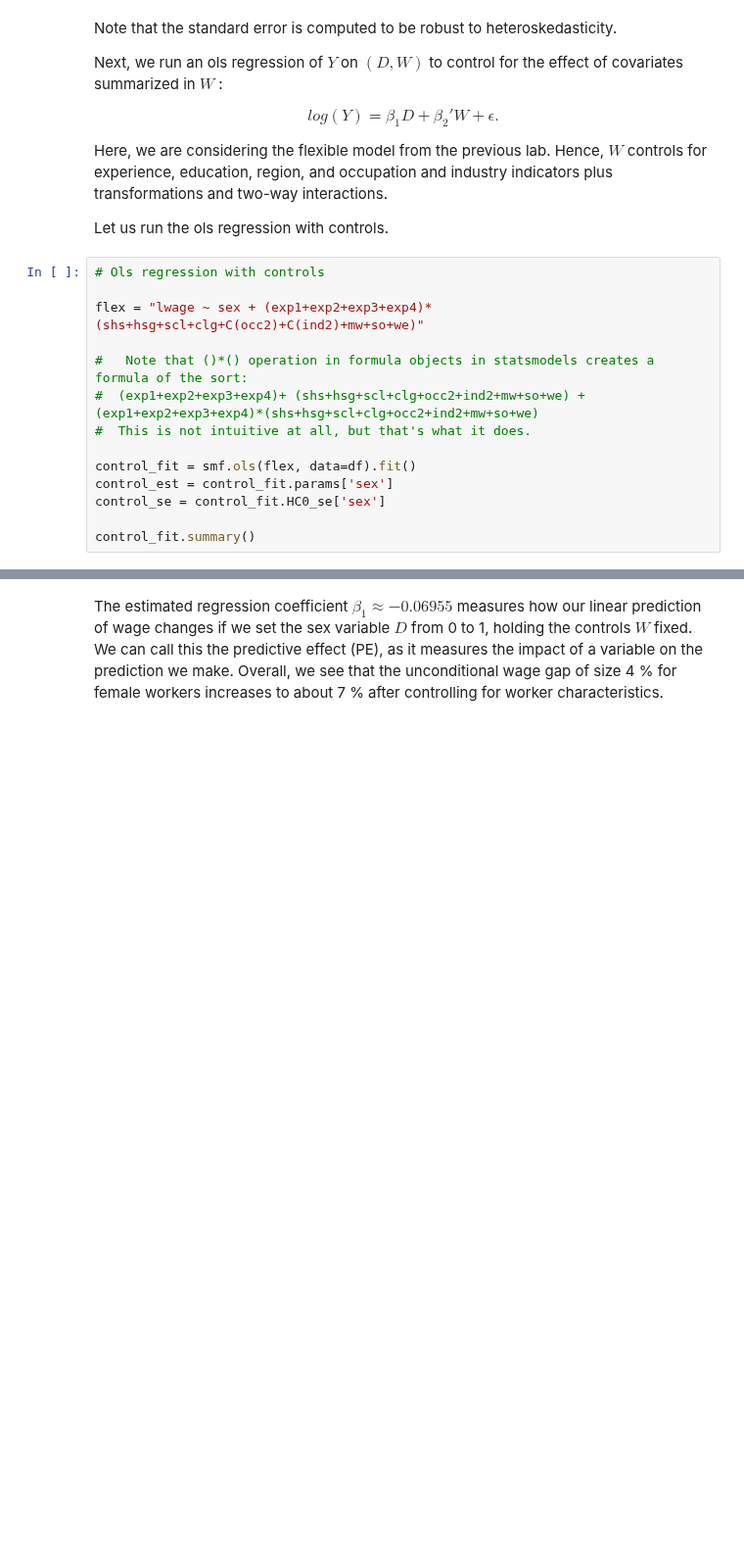
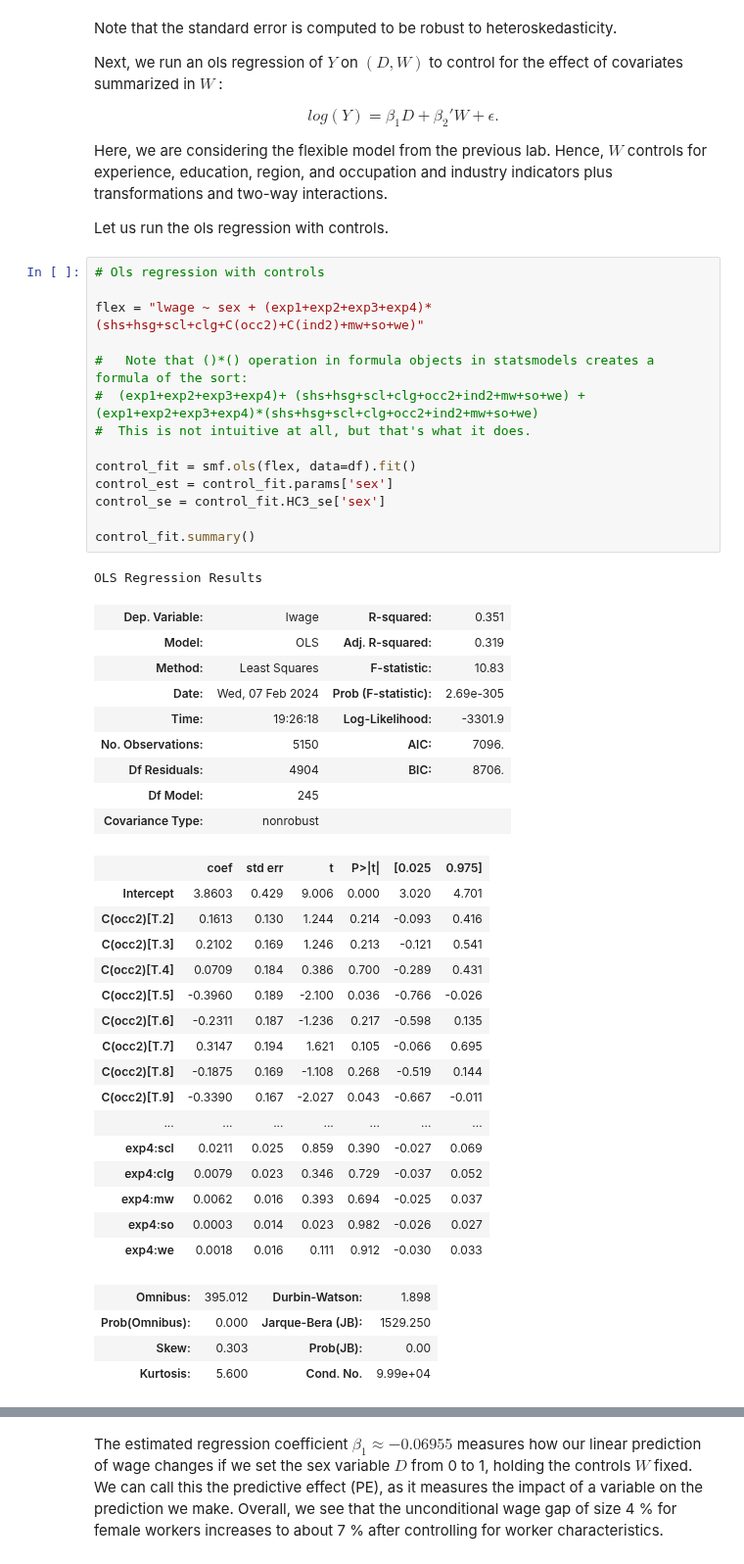
Before and after one commit to CausalAIBook/MetricsMLNotebooks, a Jupyter notebook: PM1/python-ols-and-lasso-for-wage-gap-inference.ipynb, the cells around one changed output, grey strips where cells are left out. Shown at 98% size. Saved outputs shown, nothing was run; the diff lists cells and outputs as text; blank space fills up the shorter version.

```diff
--- a/PM1/python-ols-and-lasso-for-wage-gap-inference.ipynb
+++ b/PM1/python-ols-and-lasso-for-wage-gap-inference.ipynb
@@ -94,14 +146,45 @@ Let us run the ols regression with controls.
 # %%
 # Ols regression with controls
 
 flex = "lwage ~ sex + (exp1+exp2+exp3+exp4)*(shs+hsg+scl+clg+C(occ2)+C(ind2)+mw+so+we)"
 
 #   Note that ()*() operation in formula objects in statsmodels creates a formula of the sort:
 #  (exp1+exp2+exp3+exp4)+ (shs+hsg+scl+clg+occ2+ind2+mw+so+we) +  (exp1+exp2+exp3+exp4)*(shs+hsg+scl+clg+occ2+ind2+mw+so+we)
 #  This is not intuitive at all, but that's what it does.
 
 control_fit = smf.ols(flex, data=df).fit()
 control_est = control_fit.params['sex']
-control_se = control_fit.HC0_se['sex']
+control_se = control_fit.HC3_se['sex']
 
 control_fit.summary()
+# %% [output]
+OLS Regression Results
+| Dep. Variable: | lwage | R-squared: | 0.351 |
+| Model: | OLS | Adj. R-squared: | 0.319 |
+| Method: | Least Squares | F-statistic: | 10.83 |
+| Date: | Wed, 07 Feb 2024 | Prob (F-statistic): | 2.69e-305 |
+| Time: | 19:26:18 | Log-Likelihood: | -3301.9 |
+| No. Observations: | 5150 | AIC: | 7096. |
+| Df Residuals: | 4904 | BIC: | 8706. |
+| Df Model: | 245 |  |  |
+| Covariance Type: | nonrobust |  |  |
+|  | coef | std err | t | P>|t| | [0.025 | 0.975] |
+| Intercept | 3.8603 | 0.429 | 9.006 | 0.000 | 3.020 | 4.701 |
+| C(occ2)[T.2] | 0.1613 | 0.130 | 1.244 | 0.214 | -0.093 | 0.416 |
+| C(occ2)[T.3] | 0.2102 | 0.169 | 1.246 | 0.213 | -0.121 | 0.541 |
+| C(occ2)[T.4] | 0.0709 | 0.184 | 0.386 | 0.700 | -0.289 | 0.431 |
+| C(occ2)[T.5] | -0.3960 | 0.189 | -2.100 | 0.036 | -0.766 | -0.026 |
+| C(occ2)[T.6] | -0.2311 | 0.187 | -1.236 | 0.217 | -0.598 | 0.135 |
+| C(occ2)[T.7] | 0.3147 | 0.194 | 1.621 | 0.105 | -0.066 | 0.695 |
+| C(occ2)[T.8] | -0.1875 | 0.169 | -1.108 | 0.268 | -0.519 | 0.144 |
+| C(occ2)[T.9] | -0.3390 | 0.167 | -2.027 | 0.043 | -0.667 | -0.011 |
+| ... | ... | ... | ... | ... | ... | ... |
+| exp4:scl | 0.0211 | 0.025 | 0.859 | 0.390 | -0.027 | 0.069 |
+| exp4:clg | 0.0079 | 0.023 | 0.346 | 0.729 | -0.037 | 0.052 |
+| exp4:mw | 0.0062 | 0.016 | 0.393 | 0.694 | -0.025 | 0.037 |
+| exp4:so | 0.0003 | 0.014 | 0.023 | 0.982 | -0.026 | 0.027 |
+| exp4:we | 0.0018 | 0.016 | 0.111 | 0.912 | -0.030 | 0.033 |
+| Omnibus: | 395.012 | Durbin-Watson: | 1.898 |
+| Prob(Omnibus): | 0.000 | Jarque-Bera (JB): | 1529.250 |
+| Skew: | 0.303 | Prob(JB): | 0.00 |
+| Kurtosis: | 5.600 | Cond. No. | 9.99e+04 |
```
Also changed, not shown: parts of 25 cells of this notebook, 1 other file.
